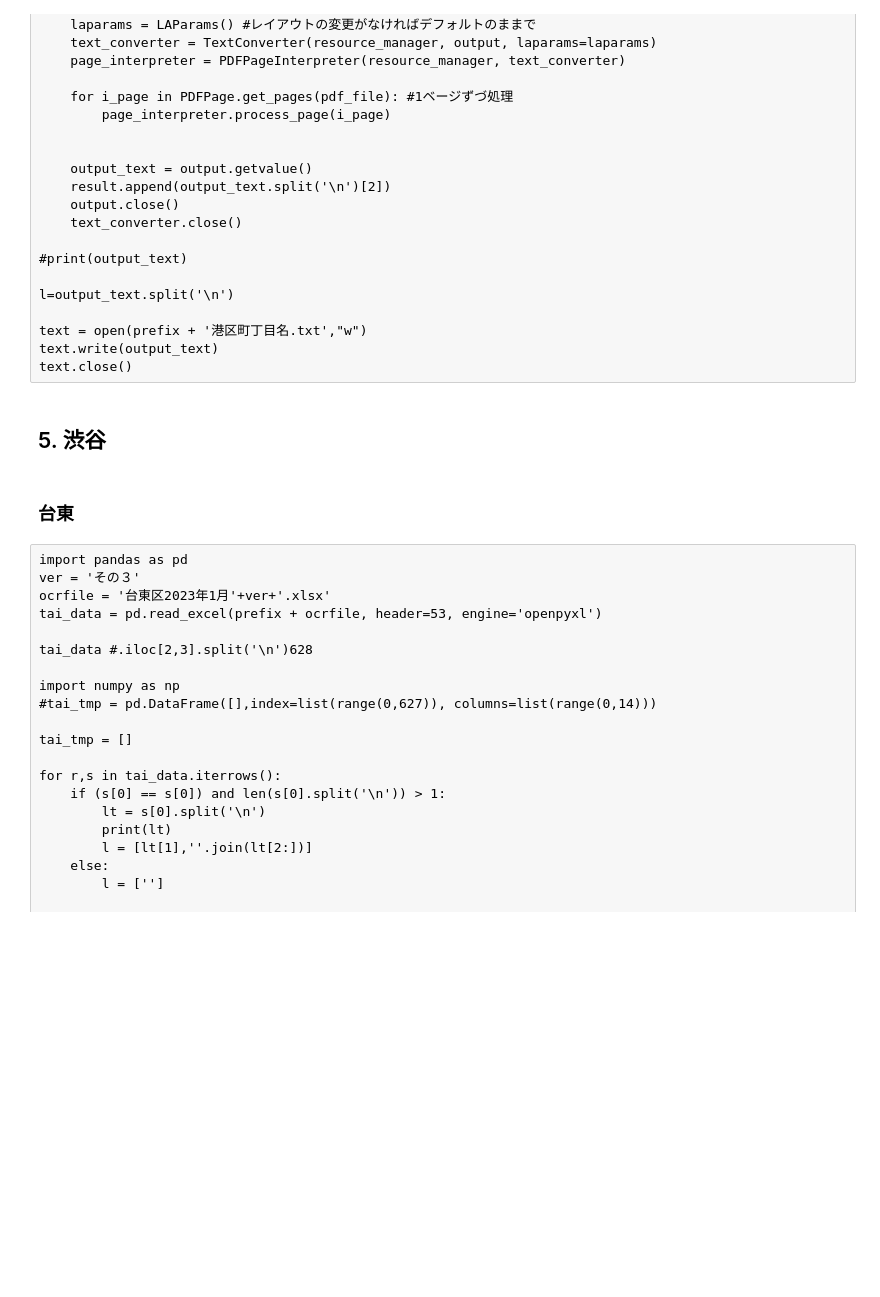
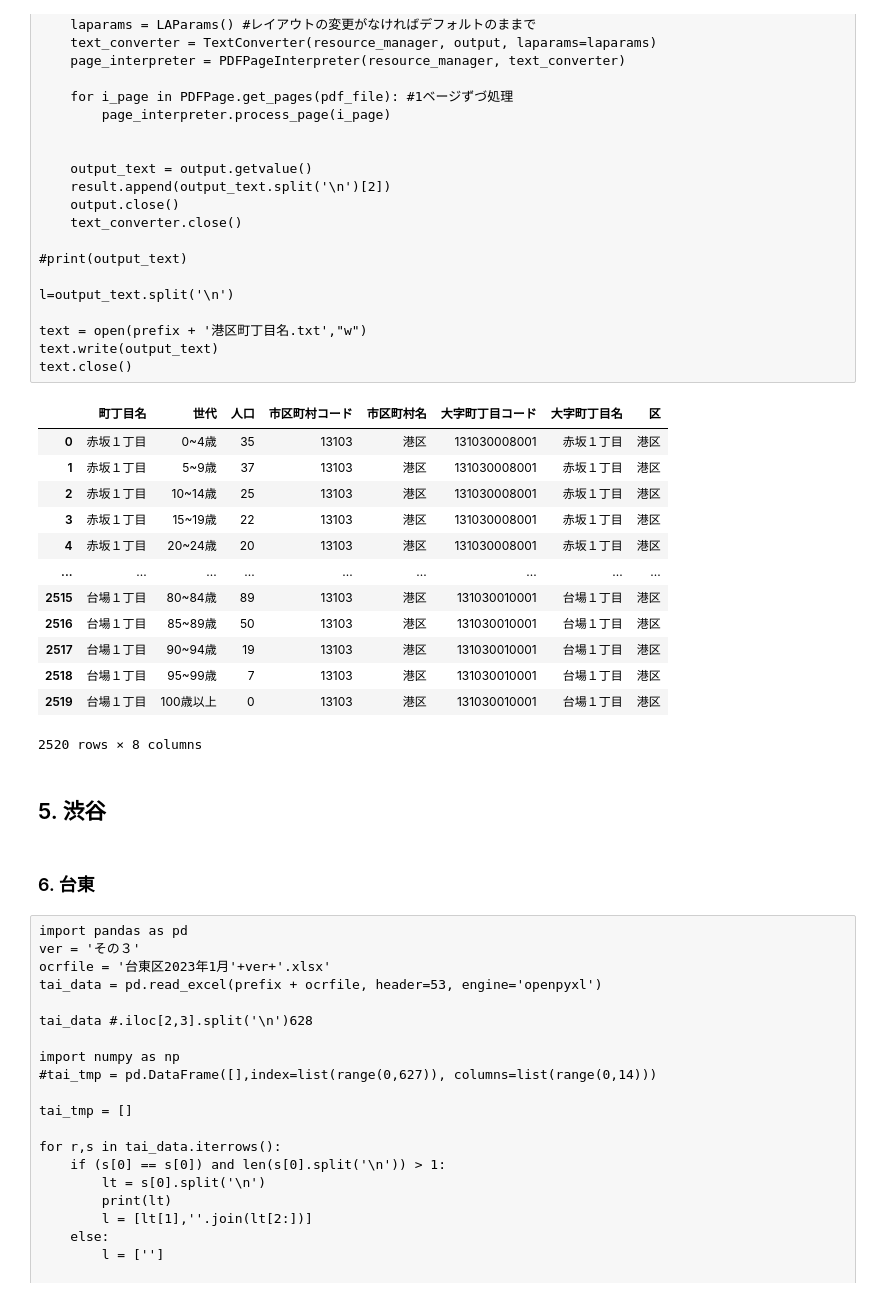
Before and after one commit to MasaoMori/Tokyo_Ward_Assembly_Election, a Jupyter notebook: jupyter/Population_age.ipynb, the cells around one changed output. Cells and saved outputs as stored; diff of their text form; code cells hidden in the pictures; blank space fills up the shorter version.

```diff
--- a/jupyter/Population_age.ipynb
+++ b/jupyter/Population_age.ipynb
@@ -226,7 +226,23 @@ for r in mina_finedata.itertuples():
 mina_finedata = mina_finedata.drop(columns=['a','b'])[['町丁目名','世代','人口']]
 mina_finedata = pd.merge(mina_finedata, c_code, left_on='町丁目名', right_on='大字町丁目名')
 
-mina_finedata['区']='港'
+mina_finedata['区']='港区'
+# %%
+mina_finedata
+# %% [output]
+|  | 町丁目名 | 世代 | 人口 | 市区町村コード | 市区町村名 | 大字町丁目コード | 大字町丁目名 | 区 |
+| 0 | 赤坂１丁目 | 0~4歳 | 35 | 13103 | 港区 | 131030008001 | 赤坂１丁目 | 港区 |
+| 1 | 赤坂１丁目 | 5~9歳 | 37 | 13103 | 港区 | 131030008001 | 赤坂１丁目 | 港区 |
+| 2 | 赤坂１丁目 | 10~14歳 | 25 | 13103 | 港区 | 131030008001 | 赤坂１丁目 | 港区 |
+| 3 | 赤坂１丁目 | 15~19歳 | 22 | 13103 | 港区 | 131030008001 | 赤坂１丁目 | 港区 |
+| 4 | 赤坂１丁目 | 20~24歳 | 20 | 13103 | 港区 | 131030008001 | 赤坂１丁目 | 港区 |
+| ... | ... | ... | ... | ... | ... | ... | ... | ... |
+| 2515 | 台場１丁目 | 80~84歳 | 89 | 13103 | 港区 | 131030010001 | 台場１丁目 | 港区 |
+| 2516 | 台場１丁目 | 85~89歳 | 50 | 13103 | 港区 | 131030010001 | 台場１丁目 | 港区 |
+| 2517 | 台場１丁目 | 90~94歳 | 19 | 13103 | 港区 | 131030010001 | 台場１丁目 | 港区 |
+| 2518 | 台場１丁目 | 95~99歳 | 7 | 13103 | 港区 | 131030010001 | 台場１丁目 | 港区 |
+| 2519 | 台場１丁目 | 100歳以上 | 0 | 13103 | 港区 | 131030010001 | 台場１丁目 | 港区 |
+2520 rows × 8 columns
 # %%
 #mina_finedata.to_excel(prefix + dataname + '（港）.xlsx', index=False)
 # %% [markdown]
@@ -242,7 +258,7 @@ shib_finedata['区']='渋谷'
 # %%
 #shib_finedata.to_excel(prefix + dataname + '（渋谷）.xlsx', index=False)
 # %% [markdown]
-### 台東
+### 6. 台東
 # %% [raw]
 import pandas as pd
 ver = 'その３'
```
Also changed, not shown: parts of 19 cells of this notebook, 44 other files.
